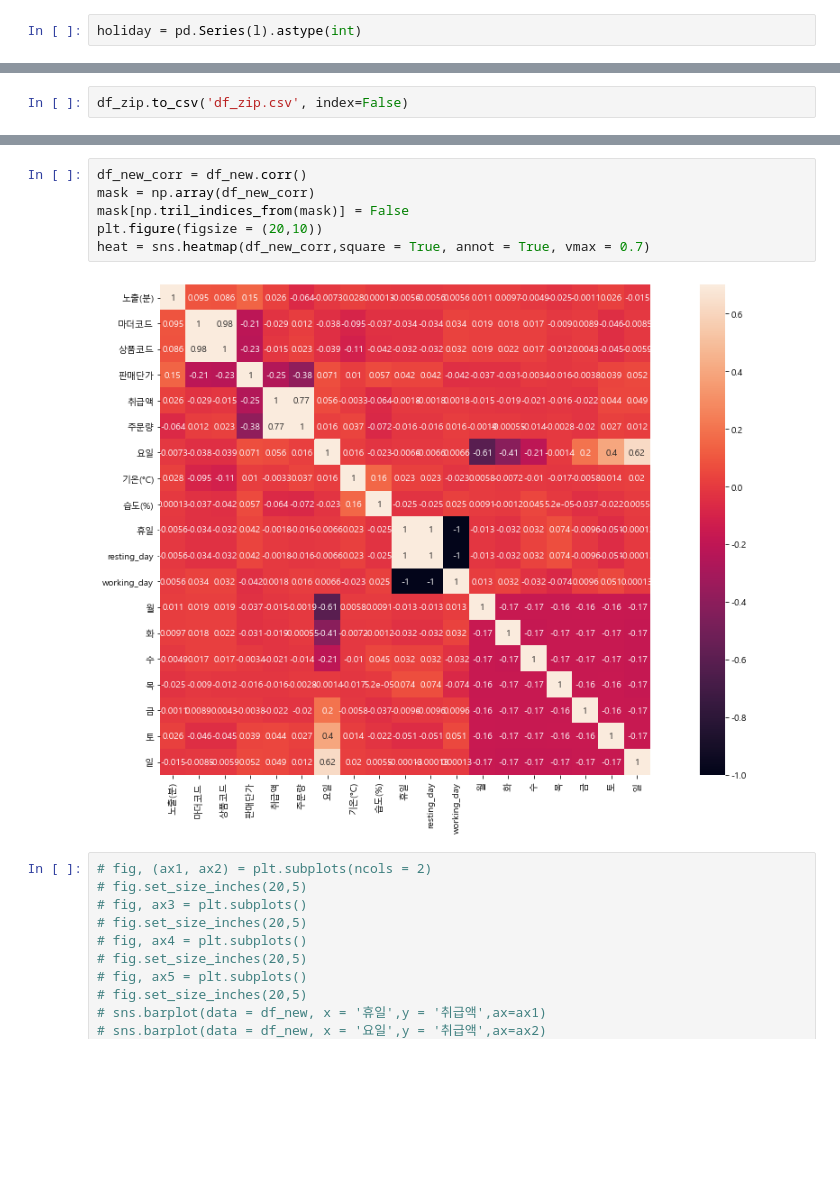
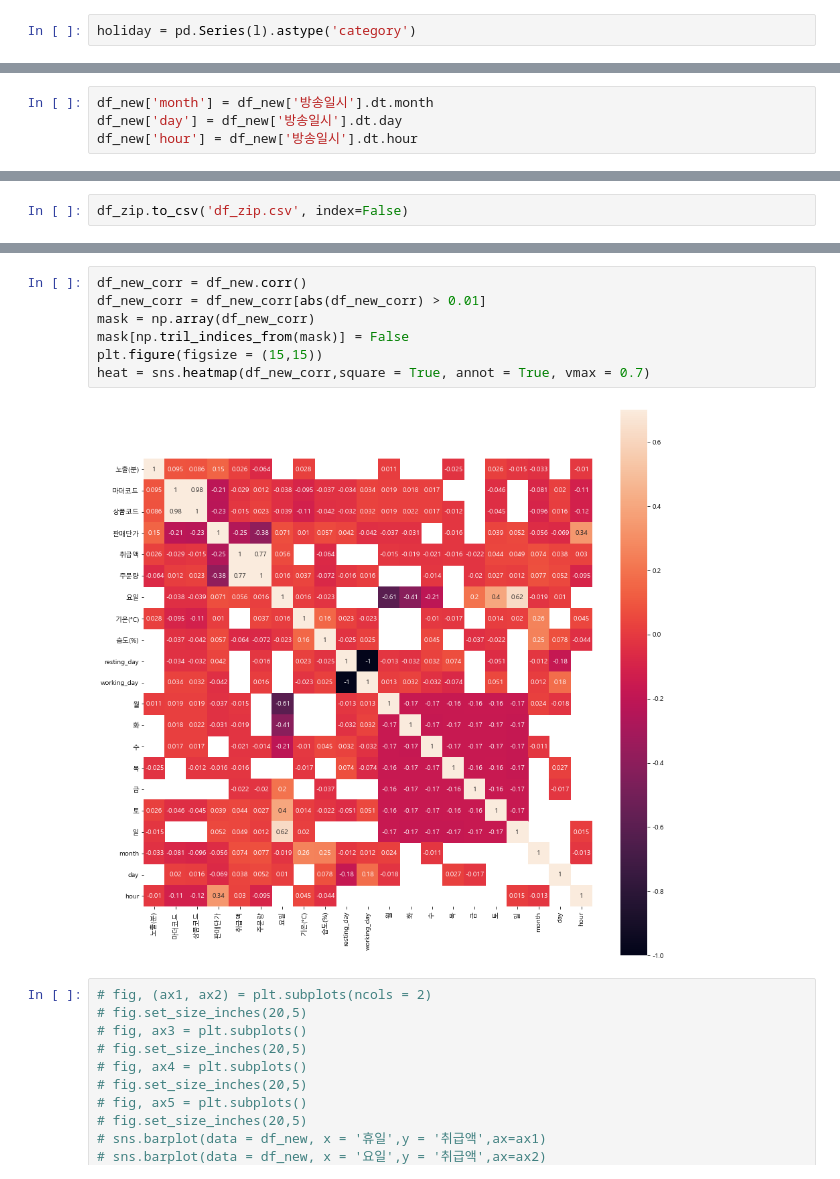
Before and after one commit to WonwooJo/TIL, a Jupyter notebook: BigCon/BigCon_20.09.22(seoul, weekday, holiday).ipynb, the cells around one changed output, grey strips where cells are left out. Saved outputs shown, nothing was run; the diff lists cells and outputs as text; blank space fills up the shorter version.

```diff
--- a/BigCon/BigCon_20.09.22(seoul, weekday, holiday).ipynb
+++ b/BigCon/BigCon_20.09.22(seoul, weekday, holiday).ipynb
@@ -327,7 +327,7 @@ if __name__=='__main__':
         nowholiday = holiday2019()
         l.append(nowholiday.is_holiday(daytuple))
 # %%
-holiday = pd.Series(l).astype(int)
+holiday = pd.Series(l).astype('category')
 # %%
 df_new['휴일'] = holiday
 # %%
@@ -391,3 +384,7 @@ df_new['목'].fillna(False, inplace = True)
 df_new['금'].fillna(False, inplace = True)
 df_new['토'].fillna(False, inplace = True)
 df_new['일'].fillna(False, inplace = True)
+# %%
+df_new['month'] = df_new['방송일시'].dt.month
+df_new['day'] = df_new['방송일시'].dt.day
+df_new['hour'] = df_new['방송일시'].dt.hour
@@ -427,11 +437,12 @@ heat = sns.heatmap(df_zip_corr,square = True, annot = True, vmax = 0.7)
 # %%
 df_new_corr = df_new.corr()
+df_new_corr = df_new_corr[abs(df_new_corr) > 0.01]
 mask = np.array(df_new_corr)
 mask[np.tril_indices_from(mask)] = False
-plt.figure(figsize = (20,10))
+plt.figure(figsize = (15,15))
 heat = sns.heatmap(df_new_corr,square = True, annot = True, vmax = 0.7)
 # %% [output]
-[figure, old version]
+[figure, new version]
 # %%
 # fig, (ax1, ax2) = plt.subplots(ncols = 2)
 # fig.set_size_inches(20,5)
```
Also changed, not shown: parts of 19 cells of this notebook, 2 other files.
